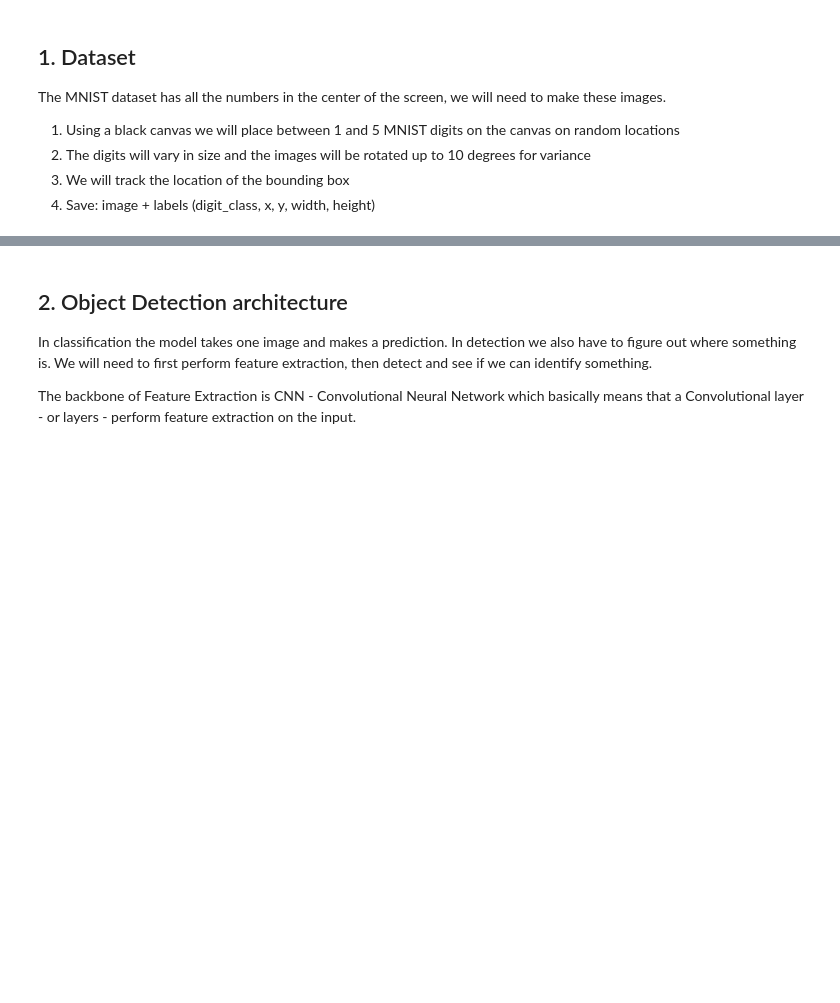
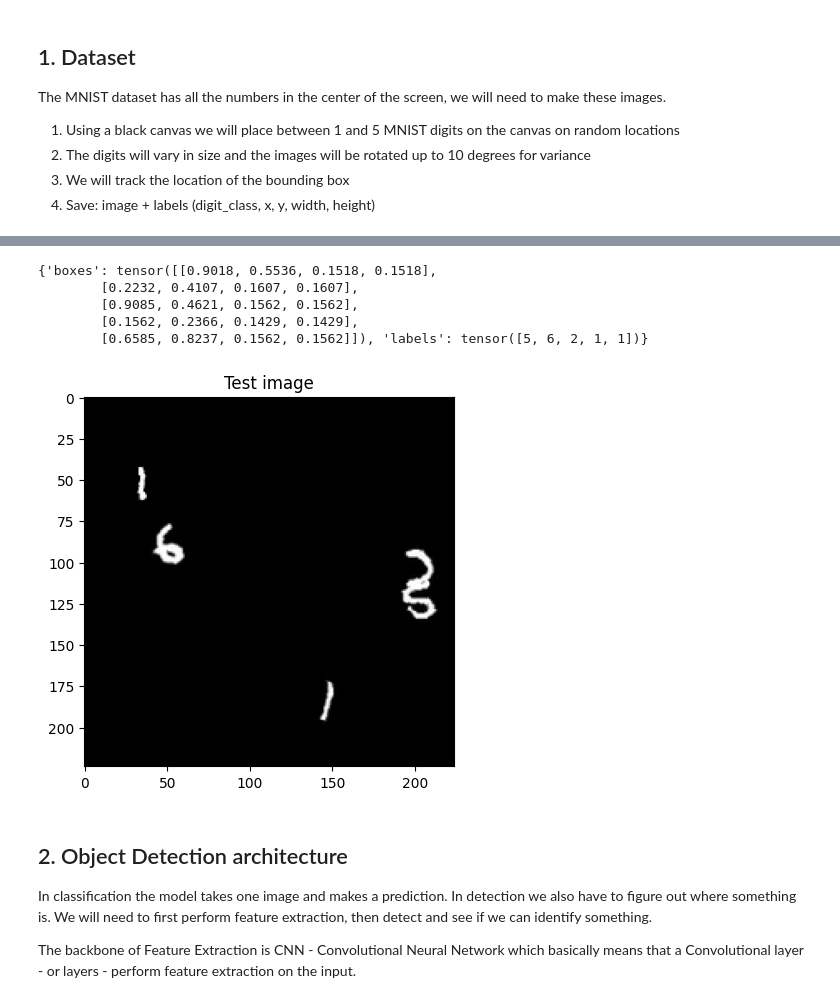
Before and after one commit to FilipposBatistatos/MNIST_ObjectDetection, a Jupyter notebook: detectionandposition.ipynb, the cells around one changed output, grey strips where cells are left out. Saved outputs shown, nothing was run; the diff lists cells and outputs as text; code cells hidden in the pictures; blank space fills up the shorter version.

```diff
--- a/detectionandposition.ipynb
+++ b/detectionandposition.ipynb
@@ -141,3 +317,55 @@ plt.show()
+# %%
+""" The DataLoader expects the data collated """
+def collate_fn(batch):
+    images, targets = zip(*batch)
+    return torch.stack(images), list(targets)
+# %%
+""" Loading the data and validating it """
+
+from torch.utils.data import DataLoader
+
+BATCH_SIZE = 16
+
+# Loading the data into memory
+train_images, train_labels  = load_data('./data/mnist_detection_dataset', 'train')
+test_images, test_labels = load_data('./data/mnist_detection_dataset', 'val')
+
+train_dataset = list(zip(train_images, train_labels))
+test_dataset = list(zip(test_images, test_labels))
+
+train_loader = DataLoader(
+    dataset=train_dataset,
+    batch_size=BATCH_SIZE,
+    shuffle=True,
+    num_workers=0,
+    collate_fn=collate_fn
+)
+
+test_loader = DataLoader(
+    dataset=train_dataset,
+    batch_size=BATCH_SIZE,
+    shuffle=False,
+    num_workers=0,
+    collate_fn=collate_fn
+)
+# %%
+import matplotlib.pyplot as plt
+import matplotlib.patches as patches
+
+images, labels = next(iter(train_loader))
+print(labels[0])
+
+image = images[0].permute(1, 2, 0).numpy()
+plt.imshow(image)
+plt.title("Test image")
+plt.show()
+# %% [output]
+{'boxes': tensor([[0.9018, 0.5536, 0.1518, 0.1518],
+        [0.2232, 0.4107, 0.1607, 0.1607],
+        [0.9085, 0.4621, 0.1562, 0.1562],
+        [0.1562, 0.2366, 0.1429, 0.1429],
+        [0.6585, 0.8237, 0.1562, 0.1562]]), 'labels': tensor([5, 6, 2, 1, 1])}
+[figure, added]
 # %% [markdown]
 ## 2. Object Detection architecture
 In classification the model takes one image and makes a prediction.
```
Also changed, not shown: parts of 11 cells of this notebook.
